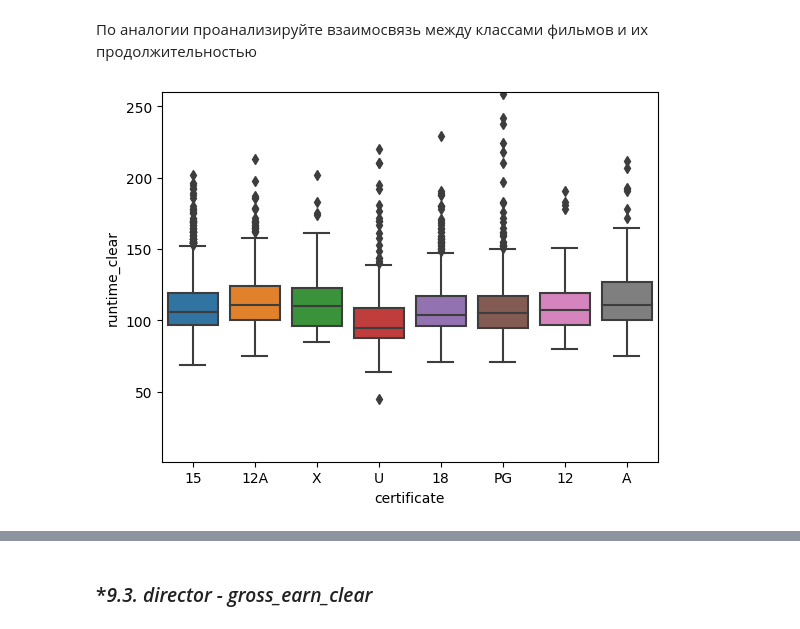
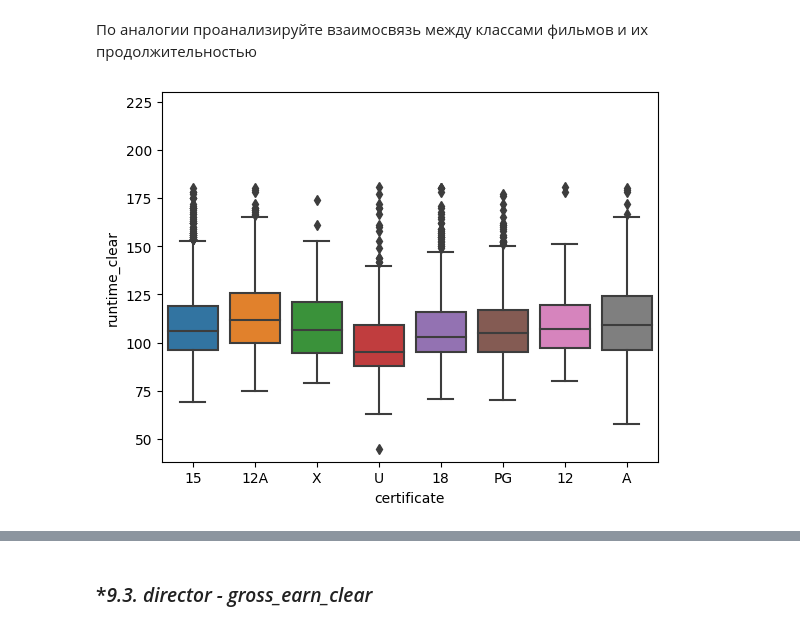
Before and after one commit to EZSib/data_-analytics2023, a Jupyter notebook: Efim_eda_2_1.ipynb, the cells around one changed output, grey strips where cells are left out. Saved outputs shown, nothing was run; the diff lists cells and outputs as text; code cells hidden in the pictures.

```diff
--- a/Efim_eda_2_1.ipynb
+++ b/Efim_eda_2_1.ipynb
@@ -296,7 +298,7 @@ import pandas as pd
 # %% [markdown]
 Откройте датасет movies_clean.csv и сохраните его в переменную dataset
 # %%
-dataset = pd.read_csv('movies_clean.csv')
+dataset = pd.read_csv('/content/drive/MyDrive/movies_clean.csv')
 # %% [markdown]
 Проведите обзор таблицы с помощью метода head()
 # %%
@@ -1114,7 +1179,7 @@ plt.show()
 По аналогии проанализируйте взаимосвязь между классами фильмов и их продолжительностью
 # %%
 sns.boxplot(x=dataset_certificate_top_8['certificate'], y=new_dataset['runtime_clear'])
-plt.axis(ymin=1,ymax=260)
+plt.axis(ymax=230)
 plt.show()
 # %% [output]
-[figure, old version]
+[figure, new version]
```
Also changed, not shown: parts of 50 cells of this notebook.
